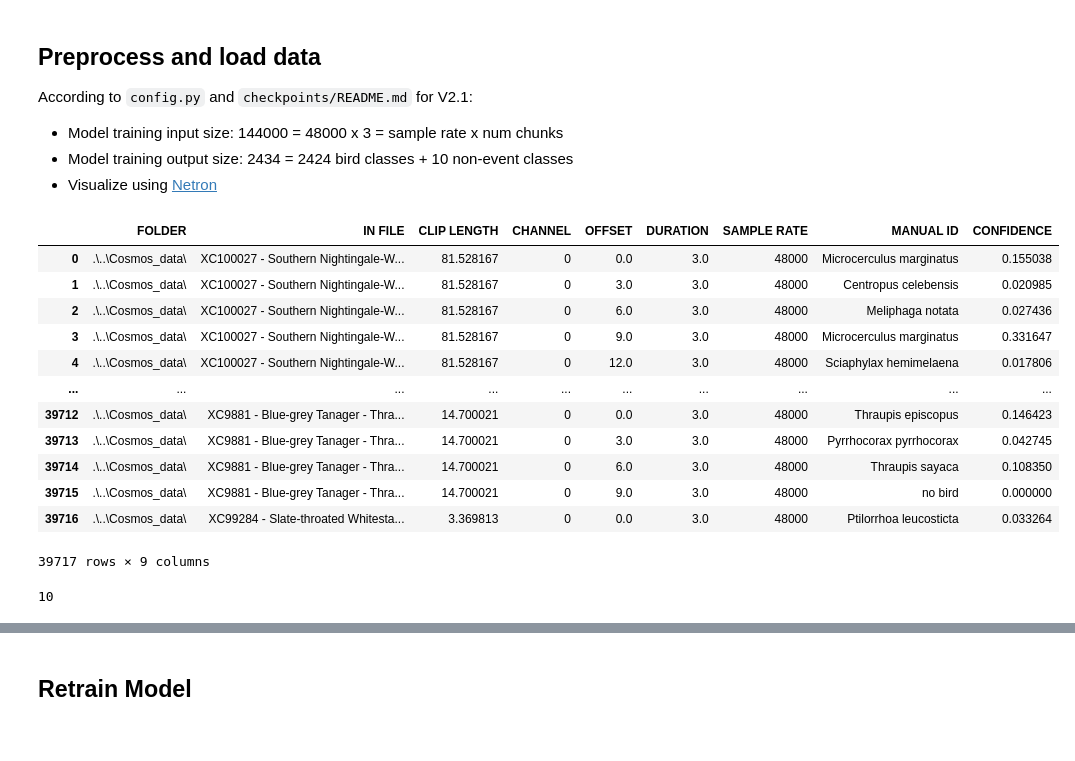
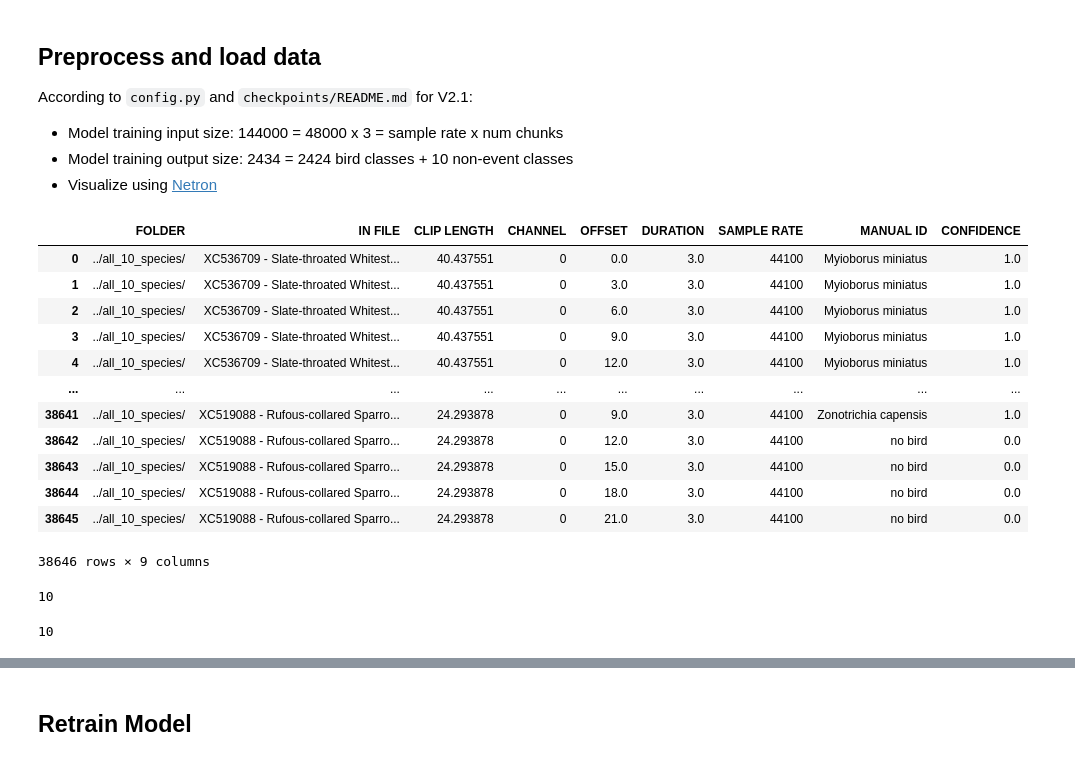
Before and after one commit to UCSD-E4E/passive-acoustic-biodiversity, a Jupyter notebook: BirdNET-Analyzer/BirdNET-Analyzer_Retraining.ipynb, the cells around one changed output, grey strips where cells are left out. Drawn from its saved outputs; the diff is of its cells as text; code cells hidden in the pictures.

Commit message:
improved birdnet-anaylzer retraining

```diff
--- a/BirdNET-Analyzer/BirdNET-Analyzer_Retraining.ipynb
+++ b/BirdNET-Analyzer/BirdNET-Analyzer_Retraining.ipynb
@@ -293,20 +227,20 @@ def split_save_files(dataframe_of_data):
 #chunks,clip_length  = readAudioData("./Data/code-testing/XC628854 - Yellow-olive Flatbill - Tolmomyias sulphurescens.mp3", 0, sample_rate=48000)
 # %%
 import pandas as pd
-data = pd.read_csv("C:/Users/seanh/Desktop/E4E/passive-acoustic-biodiversity/TweetyNET/cosmos_data/cosmos_random_sample_processing/automated_cosmos_tweety_to_birdnet.csv")
+data = pd.read_csv("C:/Users/seanh/Desktop/E4E/passive-acoustic-biodiversity/BirdNET-Analyzer/COSMOS_Microfaune-Filename_Labels_100.csv")
 chunked_df = annotation_chunker_no_duplicates(data, 3, include_no_bird=True)
 chunked_df
 # %% [output]
 |  | FOLDER | IN FILE | CLIP LENGTH | CHANNEL | OFFSET | DURATION | SAMPLE RATE | MANUAL ID | CONFIDENCE |
-| 0 | .\..\Cosmos_data\ | XC100027 - Southern Nightingale-W... | 81.528167 | 0 | 0.0 | 3.0 | 48000 | Microcerculus marginatus | 0.155038 |
-| 1 | .\..\Cosmos_data\ | XC100027 - Southern Nightingale-W... | 81.528167 | 0 | 3.0 | 3.0 | 48000 | Centropus celebensis | 0.020985 |
-| 2 | .\..\Cosmos_data\ | XC100027 - Southern Nightingale-W... | 81.528167 | 0 | 6.0 | 3.0 | 48000 | Meliphaga notata | 0.027436 |
-| 3 | .\..\Cosmos_data\ | XC100027 - Southern Nightingale-W... | 81.528167 | 0 | 9.0 | 3.0 | 48000 | Microcerculus marginatus | 0.331647 |
-| 4 | .\..\Cosmos_data\ | XC100027 - Southern Nightingale-W... | 81.528167 | 0 | 12.0 | 3.0 | 48000 | Sciaphylax hemimelaena | 0.017806 |
+| 0 | ../all_10_species/ | XC536709 - Slate-throated Whitest... | 40.437551 | 0 | 0.0 | 3.0 | 44100 | Myioborus miniatus | 1.0 |
+| 1 | ../all_10_species/ | XC536709 - Slate-throated Whitest... | 40.437551 | 0 | 3.0 | 3.0 | 44100 | Myioborus miniatus | 1.0 |
+| 2 | ../all_10_species/ | XC536709 - Slate-throated Whitest... | 40.437551 | 0 | 6.0 | 3.0 | 44100 | Myioborus miniatus | 1.0 |
+| 3 | ../all_10_species/ | XC536709 - Slate-throated Whitest... | 40.437551 | 0 | 9.0 | 3.0 | 44100 | Myioborus miniatus | 1.0 |
+| 4 | ../all_10_species/ | XC536709 - Slate-throated Whitest... | 40.437551 | 0 | 12.0 | 3.0 | 44100 | Myioborus miniatus | 1.0 |
 | ... | ... | ... | ... | ... | ... | ... | ... | ... | ... |
-| 39712 | .\..\Cosmos_data\ | XC9881 - Blue-grey Tanager - Thra... | 14.700021 | 0 | 0.0 | 3.0 | 48000 | Thraupis episcopus | 0.146423 |
-| 39713 | .\..\Cosmos_data\ | XC9881 - Blue-grey Tanager - Thra... | 14.700021 | 0 | 3.0 | 3.0 | 48000 | Pyrrhocorax pyrrhocorax | 0.042745 |
-| 39714 | .\..\Cosmos_data\ | XC9881 - Blue-grey Tanager - Thra... | 14.700021 | 0 | 6.0 | 3.0 | 48000 | Thraupis sayaca | 0.108350 |
-| 39715 | .\..\Cosmos_data\ | XC9881 - Blue-grey Tanager - Thra... | 14.700021 | 0 | 9.0 | 3.0 | 48000 | no bird | 0.000000 |
-| 39716 | .\..\Cosmos_data\ | XC99284 - Slate-throated Whitesta... | 3.369813 | 0 | 0.0 | 3.0 | 48000 | Ptilorrhoa leucosticta | 0.033264 |
+| 38641 | ../all_10_species/ | XC519088 - Rufous-collared Sparro... | 24.293878 | 0 | 9.0 | 3.0 | 44100 | Zonotrichia capensis | 1.0 |
+| 38642 | ../all_10_species/ | XC519088 - Rufous-collared Sparro... | 24.293878 | 0 | 12.0 | 3.0 | 44100 | no bird | 0.0 |
+| 38643 | ../all_10_species/ | XC519088 - Rufous-collared Sparro... | 24.293878 | 0 | 15.0 | 3.0 | 44100 | no bird | 0.0 |
+| 38644 | ../all_10_species/ | XC519088 - Rufous-collared Sparro... | 24.293878 | 0 | 18.0 | 3.0 | 44100 | no bird | 0.0 |
+| 38645 | ../all_10_species/ | XC519088 - Rufous-collared Sparro... | 24.293878 | 0 | 21.0 | 3.0 | 44100 | no bird | 0.0 |
-39717 rows × 9 columns
+38646 rows × 9 columns
@@ -321,0 +264,4 @@ chunked_df["FOLDER"] = "./Data/code-testing/"
+# %%
+len(classes_of_interest)
+# %% [output]
+10
```
Also changed, not shown: parts of 47 cells of this notebook, 13 other files.
